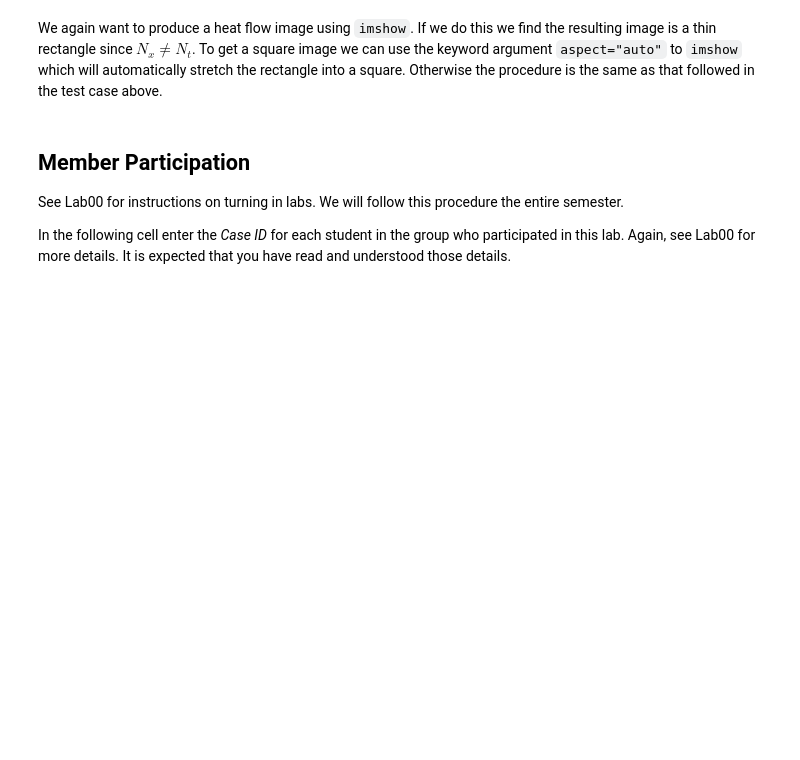
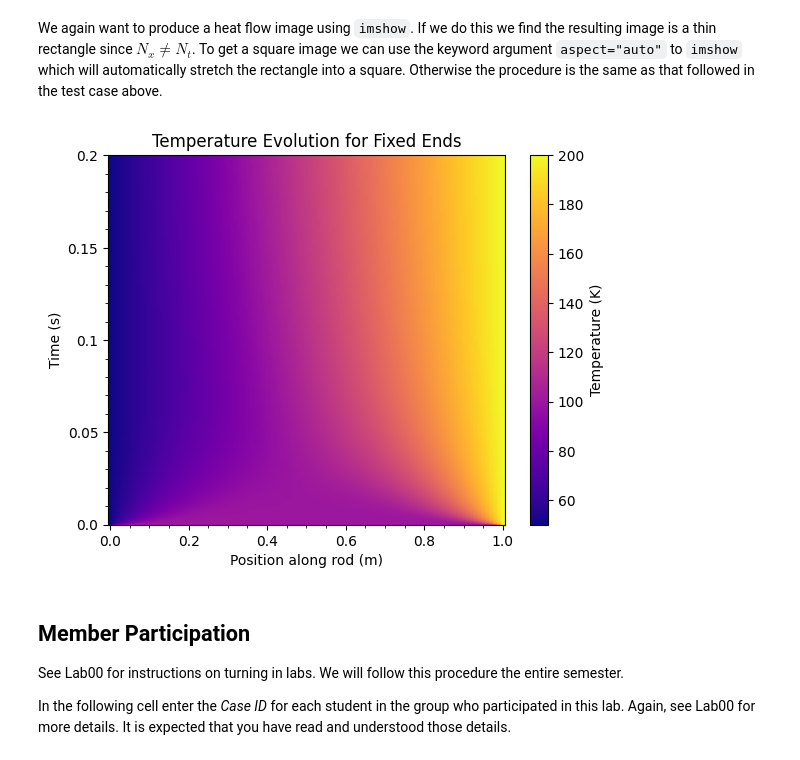
Before and after one commit to kh-bh/Physics_coursework, a Jupyter notebook: PHYS_250/Labs/Lab07.ipynb, the cells around one changed output. Saved outputs shown, nothing was run; the diff lists cells and outputs as text; code cells hidden in the pictures; blank space fills up the shorter version.

```diff
--- a/PHYS_250/Labs/Lab07.ipynb
+++ b/PHYS_250/Labs/Lab07.ipynb
@@ -172,2 +194,28 @@ raise NotImplementedError()
+# %%
+def tau_ends(T, r) :
+    res = tau(T, r)
+    res[0] = T[0]
+    res[-1] = T[-1]
+    return res
+
+Nx = 101
+Nt = 1001
+rod_coord_fixed = np.linspace(0, 1, Nx)
+dx = 1/100
+dt = 2e-4
+r = dt / (2*dx**2)
+
+ab = coefficient_matrix(Nx, r)
+
+ab[0,1] = 0
+ab[2,-2] = 0
+ab[1,0] = 1
+ab[1,-1] = 1
+
+T2 = np.ones((Nt, Nx)) * 100
+T2[0,0] = 50
+T2[0,-1] = 200
+for i in range(1,Nt) :
+    T2[i] = la.solve_banded((1,1), ab, tau_ends(T2[i-1], r))
 # %% [markdown]
 Produce a nice figure of your results showing the temperature along the rod at the times, $t=0$, $0.025$, $0.05$, $0.075$, and $0.2$. This figure should make sense. In particular, after a long time what do you expect the temperature profile to look like?
@@ -182,3 +248,22 @@ raise NotImplementedError()
+# %%
+fig = plt.figure()
+ax = fig.add_subplot(111)
+img = ax.imshow(T2, aspect='auto', cmap = 'plasma')
+cb = fig.colorbar(img)
+cb.set_label('Temperature (K)')
+ax.set_ylim(0, Nt)
+
+ticks_x=np.array([0, 20, 40, 60, 80, 100])
+ticks_y=np.array([0, 500, 1000, 1500, 2000])
+ax.set_xticks(ticks_x, ticks_x/100)
+ax.set_yticks(ticks_y/2, ticks_y/10000)
+
+ax.set_xlabel('Position along rod (m)')
+ax.set_ylabel('Time (s)')
+ax.set_title('Temperature Evolution for Fixed Ends')
+ax.minorticks_on()
+# %% [output]
+[figure, added]
 # %% [markdown]
 ## Member Participation
 
```
Also changed, not shown: parts of 9 cells of this notebook, 1 other file.
